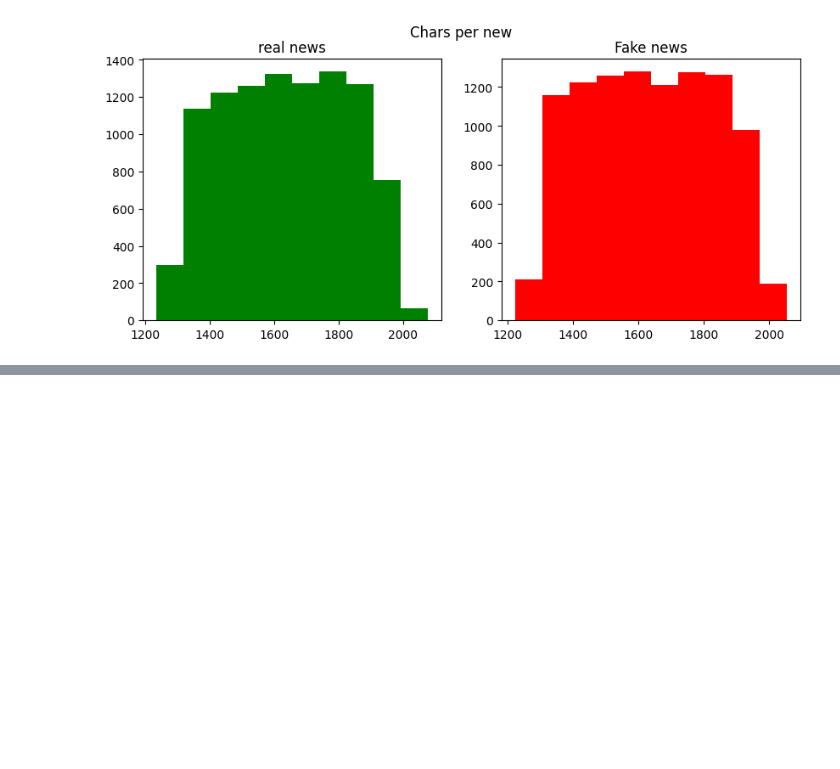
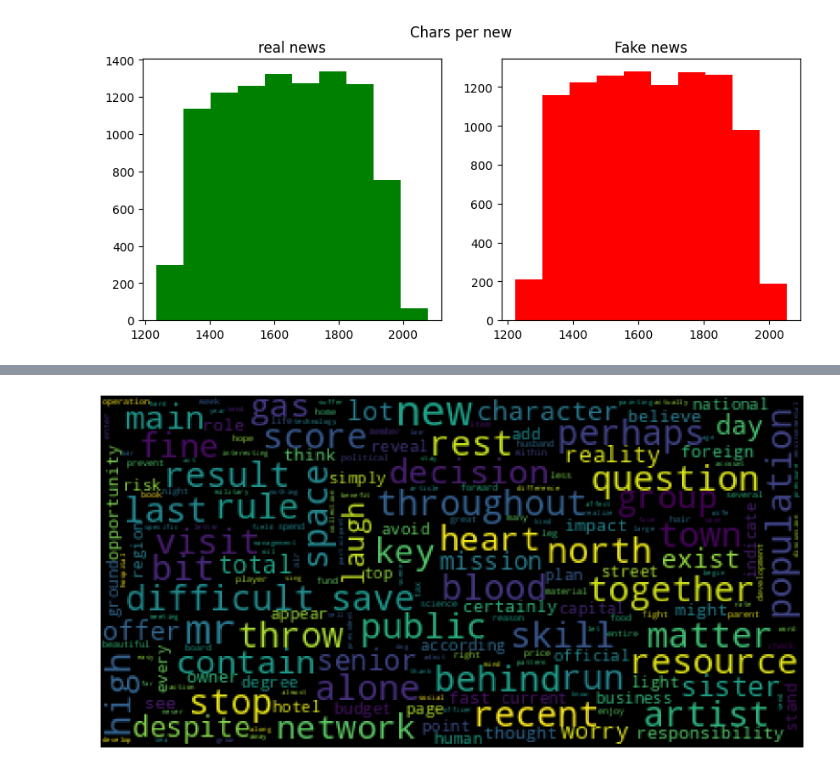
Before and after one commit to Pelli223/aiiotFakeNews, a Jupyter notebook: analisisYLimpiezaDatos.ipynb, the cells around one changed output, grey strips where cells are left out. Saved outputs shown, nothing was run; the diff lists cells and outputs as text; code cells hidden in the pictures; blank space fills up the shorter version.

```diff
--- a/analisisYLimpiezaDatos.ipynb
+++ b/analisisYLimpiezaDatos.ipynb
@@ -210,0 +282,12 @@ content articl contain detail analysi report
+# %%
+title = " ".join([x for x in df_encoded['title']])
+# Create and generate a word cloud image:
+wordcloud = WordCloud(max_font_size=25, max_words=1000).generate(title)
+
+# Display the generated image:
+plt.figure(figsize= [20,10])
+plt.imshow(wordcloud)
+plt.axis("off")
+plt.show()
+# %% [output]
+[figure, added]
```
Also changed, not shown: parts of 12 cells of this notebook.
